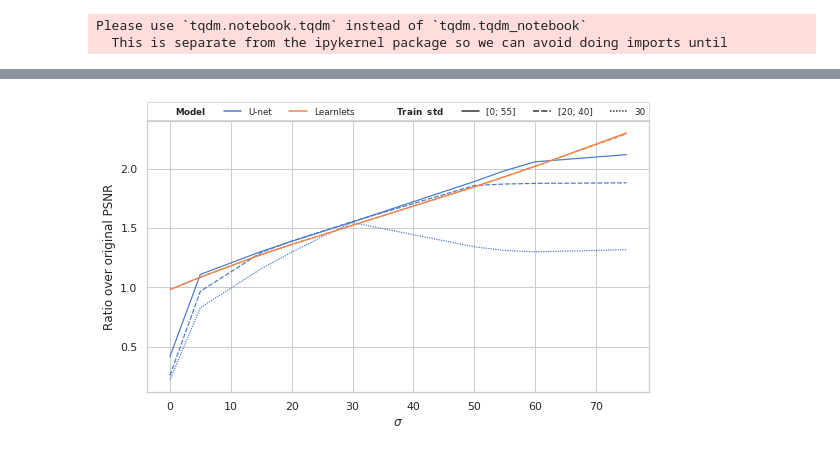
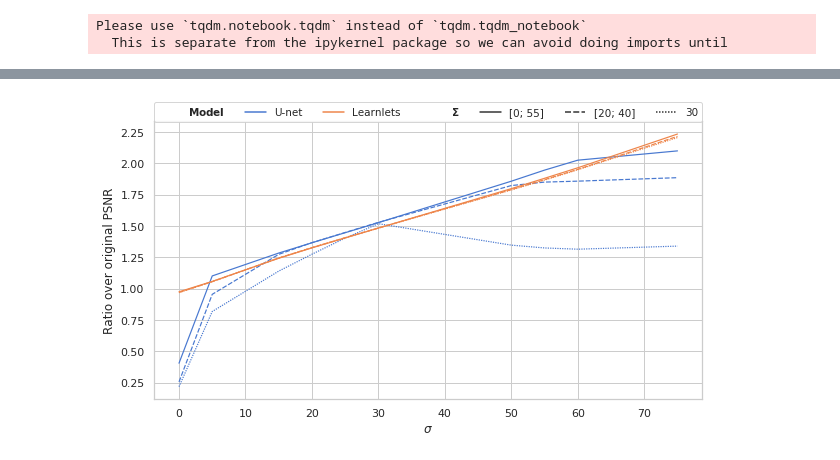
Before and after one commit to zaccharieramzi/understanding-unets, a Jupyter notebook: experiments/denoising_tests_undecimated/denoising_generalisation_train_noise_std.ipynb, the cells around one changed output, grey strips where cells are left out. Drawn from its saved outputs; the diff is of its cells as text; code cells hidden in the pictures.

```diff
--- a/experiments/denoising_tests_undecimated/denoising_generalisation_train_noise_std.ipynb
+++ b/experiments/denoising_tests_undecimated/denoising_generalisation_train_noise_std.ipynb
@@ -100,14 +100,14 @@ def learnlet_base_params(run_id, name):
             'clip': False,
         },
         'run_id': run_id,
-        'epoch': 500,
+        'epoch': 100,
     }
     return base_params
 
 learnlet_run_ids_names = [
-    ('learnlet_subclassed_undecimated_64_dynamic_soft_thresholding_bsd500_0.0_55.0_None_1582736369', 'learnlet_0_55'),
-    ('learnlet_subclassed_undecimated_64_dynamic_soft_thresholding_bsd500_0.0_55.0_None_1582736369', 'learnlet_20_40'),
-    ('learnlet_subclassed_undecimated_64_dynamic_soft_thresholding_bsd500_0.0_55.0_None_1582736369', 'learnlet_30'),
+    ('learnlet_subclassed_undecimated_exact_reco_64_dynamic_soft_thresholding_bsd500_0.0_55.0_None_1583491954', 'learnlet_0_55'),
+    ('learnlet_subclassed_undecimated_exact_reco_64_dynamic_soft_thresholding_bsd500_20.0_40.0_None_1583491954', 'learnlet_20_40'),
+    ('learnlet_subclassed_undecimated_exact_reco_64_dynamic_soft_thresholding_bsd500_30.0_30.0_None_1583491954', 'learnlet_30'),
 ]
 
 dynamic_denoising_net_params = [
@@ -117,7 +117,7 @@ dynamic_denoising_net_params = [
 noise_stds = [0.0001, 5, 15, 20, 25, 30, 50, 55, 60, 75]
 # %%
 noise_std_metrics = {}
-n_samples = 2
+n_samples = None
 for noise_std in tqdm_notebook(noise_stds, 'Noise stds'):
     metrics = []
     for net_params in all_net_params:
@@ -161,7 +161,7 @@ Please use `tqdm.notebook.tqdm` instead of `tqdm.tqdm_notebook`
 # %%
 # PSNR table
 psnr_metrics_table = pd.DataFrame(
-    columns=['noise_std'] + [p['name'] for p in all_net_params] + [p['name'] for p in dynamic_denoising_net_params] + ['original', 'wavelets_24', 'bm3d'],
+    columns=['noise_std'] + [p['name'] for p in all_net_params] + [p['name'] for p in dynamic_denoising_net_params] + ['original'],
 )
 for i, (noise_std, metrics) in enumerate(noise_std_metrics.items()):
     psnr_metrics_table.loc[i, 'noise_std'] = noise_std
@@ -170,4 +170,4 @@ for i, (noise_std, metrics) in enumerate(noise_std_metrics.items()):
             mean=m.metrics['PSNR'].mean(),
             std=m.metrics['PSNR'].stddev(),
         )
-psnr_metrics_table;
+psnr_metrics_table
@@ -194,7 +206,7 @@ sns.set(style="whitegrid", palette="muted", rc={'figure.figsize': (9, 5), 'image
 relative_to_original = True
 
 model_family_str = r'$\bf{Model}$'
-train_stds_str = r'$\bf{Train}$  $\bf{std}$'
+train_stds_str = r'$\bf{\Sigma}$'
 noise_std_str = r'$\sigma$'
 psnr_str = 'Ratio over original PSNR'
 # PSNR to plot
@@ -247,16 +259,17 @@ psnr_to_plot;
 # %%
 plt.figure(figsize=(9, 5))
 psnr_to_plot[psnr_str] = psnr_to_plot[psnr_str].astype(float)
 lplot = sns.lineplot(
     x=noise_std_str,
     y=psnr_str,
     hue=model_family_str,
     style=train_stds_str,
     data=psnr_to_plot,
     palette=family_model_to_color,
     linewidth=1.2,
 )
-plt.legend(bbox_to_anchor=(0., 1.01, 1., .05), loc='center', borderaxespad=0., ncol=7, fontsize=8.73)
+plt.legend(bbox_to_anchor=(0., 1.01, 1., .05), loc='center', borderaxespad=0., ncol=7, fontsize=10.39)
+plt.tight_layout()
 plt.savefig(f'gen_wo_error_bars_train_noise_std.png')
 # %% [output]
-[figure, old version]
+[figure, new version]
```
Also changed, not shown: parts of 1 cell of this notebook, 20 other files.
